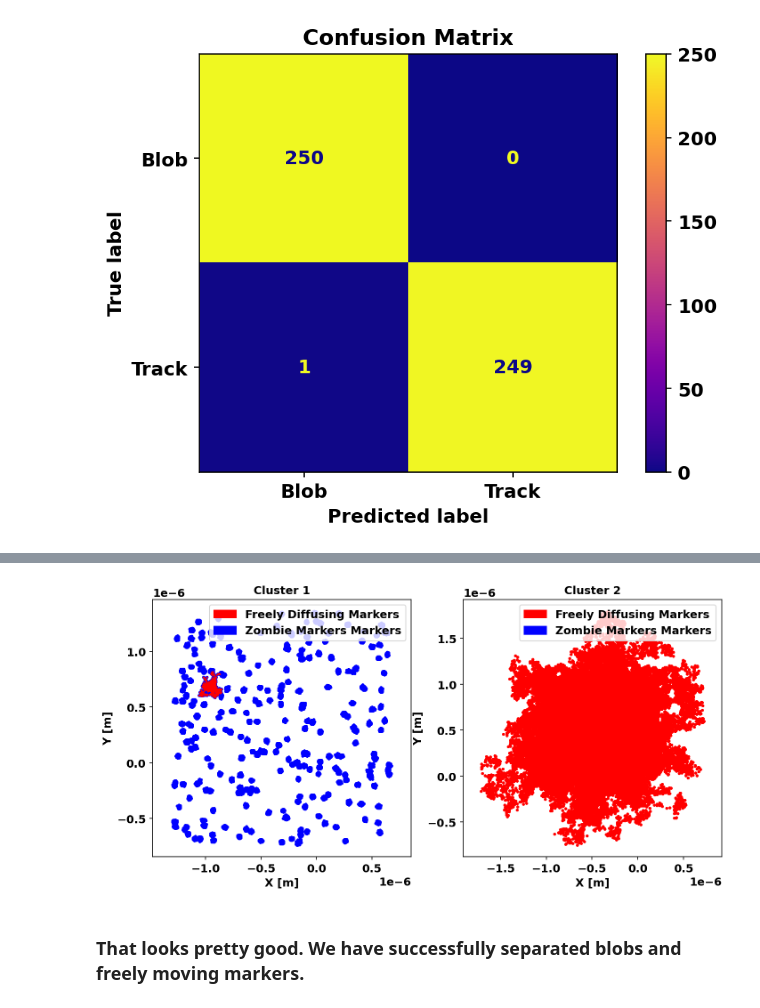
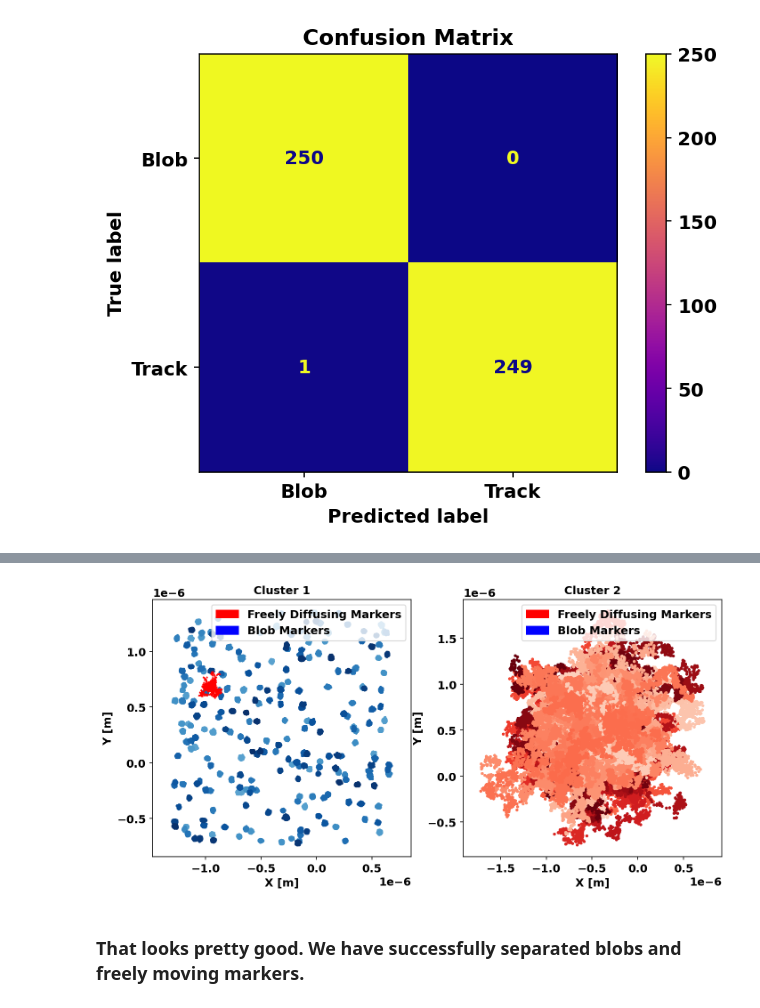
Before and after one commit to Eggeling-Lab-Microscope-Software/blob-B-gone, a Jupyter notebook: BlobBGone_Example.ipynb, the cells around one changed output, grey strips where cells are left out. Cells and saved outputs as stored; diff of their text form; code cells hidden in the pictures.

Commit message:
Blob-B-Gone preliminary release 1.0.1
We provide all example data, figures and code used as well as an example notebook to walk the reader through the process.

```diff
--- a/BlobBGone_Example.ipynb
+++ b/BlobBGone_Example.ipynb
@@ -201,6 +201,10 @@ Silhouette Coefficient: 0.706
 ------------------------------
 [figure]
 # %%
+## Feature PCA ##
+# To visualize the clustering results, we will use the PCA algorithm to reduce the dimensionality of the features to 2.
+# We thus gain the bility to plot the agglomeration of the features in 2D space and highlight the decision boundary.
+
 import matplotlib.pyplot as plt
 from sklearn.decomposition import PCA
 import matplotlib.patches as mpatches
@@ -213,7 +217,7 @@ trans= pca.fit_transform(features)
 
 cluster_1_mean = np.mean(trans[fit_predict_FH == 0], axis = 0)
 cluster_2_mean = np.mean(trans[fit_predict_FH == 1], axis = 0)
-P1,P2 = Helper.generate_perpendicular_vector(cluster_1_mean, cluster_2_mean, scale = 1.3, direction = 'center')
+P1,P2 = Helper.generate_perpendicular_vector(cluster_1_mean, cluster_2_mean, scale = 1.0, direction = 'center')
 
 plt.style.use('default')
 
@@ -238,7 +242,7 @@ ax.set_ylabel('PC2 [a.u.]', fontsize = 14, fontweight = 'bold')
 ax.set_title('Feature PCA', fontsize = 14, fontweight = 'bold')
 
 red_patch = mpatches.Patch(color='red', label='Freely Diffusing Markers')
-blue_patch = mpatches.Patch(color='blue', label='Zombie Markers')
+blue_patch = mpatches.Patch(color='blue', label='Blob Markers')
 Division = mlines.Line2D([P1.x, P2.x], [P1.y,P2.y],  linestyle = '-',c = 'magenta', label = 'Cluster Division')
 CoM =  ax.scatter(cluster_1_mean[0], cluster_1_mean[1], c = 'black', s = 250, marker = '2', label = 'Center of Mass')
 
@@ -261,17 +321,26 @@ plt.rc('font', **font)
 
 if task_list[0].dimension == 2:
     fig, axs = plt.subplots(1,2, figsize=(11,5), dpi = 150)
-    img1 = axs[0].scatter(*zip(*np.row_stack([task.pointCloud for task in cluster_1])), c = 'blue', s = 5)
+    img1 = axs[0].scatter(*zip(*np.row_stack([task.pointCloud for task in cluster_1 if task.ID in blob_ID])),
+                          c = np.concatenate([np.full(shape = len(task.pointCloud), fill_value = task.ID) for task in cluster_1 if task.ID in blob_ID]),
+                          s = 5, cmap  = 'Blues', vmin = -50)
 
     try:
+        ## This is a hack to highlight the only track that is misclassified. Just uncomment the code below if you use it for your own sake.
         axs[0].scatter(*zip(*np.row_stack([task.pointCloud for task in cluster_1 if task.ID not in blob_ID])), marker = '^', c = 'red', s = 1)
+        #                c = np.concatenate([np.full(shape = len(task.pointCloud), fill_value = task.ID) for task in cluster_1 if task.ID not in blob_ID]),
+        #                s = 1, cmap = 'Reds', vmin = -50)
     except:
         pass
 
-    img2 = axs[1].scatter(*zip(*np.row_stack([task.pointCloud for task in cluster_2])), c = 'red', s = 5)
+    img2 = axs[1].scatter(*zip(*np.row_stack([task.pointCloud for task in cluster_2 if task.ID in free_ID])),
+                          c = np.concatenate([np.full(shape = len(task.pointCloud), fill_value = task.ID) for task in cluster_2 if task.ID in free_ID]),
+                          s = 5, cmap = 'Reds', vmin = -50)
 
     try:
-        axs[1].scatter(*zip(*np.row_stack([task.pointCloud for task in cluster_2 if task.ID not in free_ID])), marker = '^', c = 'blue', s = 3)
+        axs[1].scatter(*zip(*np.row_stack([task.pointCloud for task in cluster_2 if task.ID not in free_ID])), marker = '^',
+                       c = np.concatenate([np.full(shape = len(task.pointCloud), fill_value = task.ID) for task in cluster_2 if task.ID not in free_ID]),
+                       s = 3, cmap = 'Blues', vmin = -50)
     except:
         pass
 
@@ -287,45 +356,56 @@ if task_list[0].dimension == 2:
     axs[1].set_title('Cluster 2', fontsize = 12, fontweight = 'bold')
 
     red_patch = mpatches.Patch(color='red', label='Freely Diffusing Markers')
-    blue_patch = mpatches.Patch(color='blue', label='Zombie Markers Markers')
+    blue_patch = mpatches.Patch(color='blue', label='Blob Markers')
 
 
     axs[0].legend(handles=[red_patch, blue_patch], loc = 'upper right', fontsize = 12)
     axs[1].legend(handles=[red_patch, blue_patch],  loc = 'upper right', fontsize = 12)
 
 if task_list[0].dimension == 3:
     fig, axs = plt.subplots(1,2, figsize=(11,5), dpi = 250,subplot_kw={'projection': '3d'})
-    img1 = axs[0].scatter3D(*zip(*np.row_stack([task.pointCloud for task in cluster_1])), c = 'blue', s = 5)
-
+    img1 = axs[0].scatter3D(*zip(*np.row_stack([task.pointCloud for task in cluster_1 if task.ID in blob_ID])),
+                          c = np.concatenate([np.full(shape = len(task.pointCloud), fill_value = task.ID) for task in cluster_1 if task.ID in blob_ID]),
+                          s = 5, cmap  = 'Blues', vmin = -50,
+                          alpha = 0.4)
     try:
-        axs[0].scatter3D(*zip(*np.row_stack([task.pointCloud for task in cluster_1 if task.ID not in blob_ID])), marker = '^', c = 'red', s = 1)
+        axs[0].scatter3D(*zip(*np.row_stack([task.pointCloud for task in cluster_1 if task.ID not in blob_ID])), marker = '^',
+                          c = np.concatenate([np.full(shape = len(task.pointCloud), fill_value = task.ID) for task in cluster_1 if task.ID not in blob_ID]),
+                          s = 1, cmap = 'Reds', vmin = -50,
+                          alpha = 0.4)
     except:
         pass
 
-    img2 = axs[1].scatter3D(*zip(*np.row_stack([task.pointCloud for task in cluster_2])), c = 'red', s = 5)
+    img2 = axs[1].scatter3D(*zip(*np.row_stack([task.pointCloud for task in cluster_2 if task.ID in free_ID])),
+                          c = np.concatenate([np.full(shape = len(task.pointCloud), fill_value = task.ID) for task in cluster_2 if task.ID in free_ID]),
+                          s = 5, cmap = 'Reds', vmin = -50,
+                          alpha = 0.4)
 
     try:
-        axs[1].scatter3D(*zip(*np.row_stack([task.pointCloud for task in cluster_2 if task.ID not in free_ID])), marker = '^', c = 'blue', s = 3)
+        axs[1].scatter3D(*zip(*np.row_stack([task.pointCloud for task in cluster_2 if task.ID not in free_ID])), marker = '^',
+                          c = np.concatenate([np.full(shape = len(task.pointCloud), fill_value = task.ID) for task in cluster_2 if task.ID not in free_ID]),
+                          s = 3, cmap = 'Blues', vmin = -50,
+                          alpha = 0.4)
     except:
         pass
 
     red_patch = mpatches.Patch(color='red', label='Freely Diffusing Markers')
-    blue_patch = mpatches.Patch(color='blue', label='Zombie Markers Markers')
+    blue_patch = mpatches.Patch(color='blue', label='Blob Markers')
 
     axs[0].set_xlabel('X [m]', fontsize = 12, fontweight = 'bold')
     axs[0].set_ylabel('Y [m]', fontsize = 12, fontweight = 'bold')
     axs[0].set_zlabel('Z [m]', fontsize = 12, fontweight = 'bold')
     axs[0].set_title('Cluster 1', fontsize = 12, fontweight = 'bold')
 
     axs[1].set_xlabel('X [m]', fontsize = 12, fontweight = 'bold')
     axs[1].set_ylabel('Y [m]', fontsize = 12, fontweight = 'bold')
     axs[1].set_zlabel('Z [m]', fontsize = 12, fontweight = 'bold')
     axs[1].set_title('Cluster 2', fontsize = 12, fontweight = 'bold')
 
     axs[0].legend(handles=[red_patch, blue_patch], loc = 'upper center', fontsize = 12)
     axs[1].legend(handles=[red_patch, blue_patch],  loc = 'upper center', fontsize = 12)
 # %% [output]
-[figure, old version]
+[figure, new version]
 # %% [markdown]
 ### That looks pretty good. We have successfully separated blobs and freely moving markers.
 # %% [markdown]
```
Also changed, not shown: parts of 6 cells of this notebook, 39 other files.
